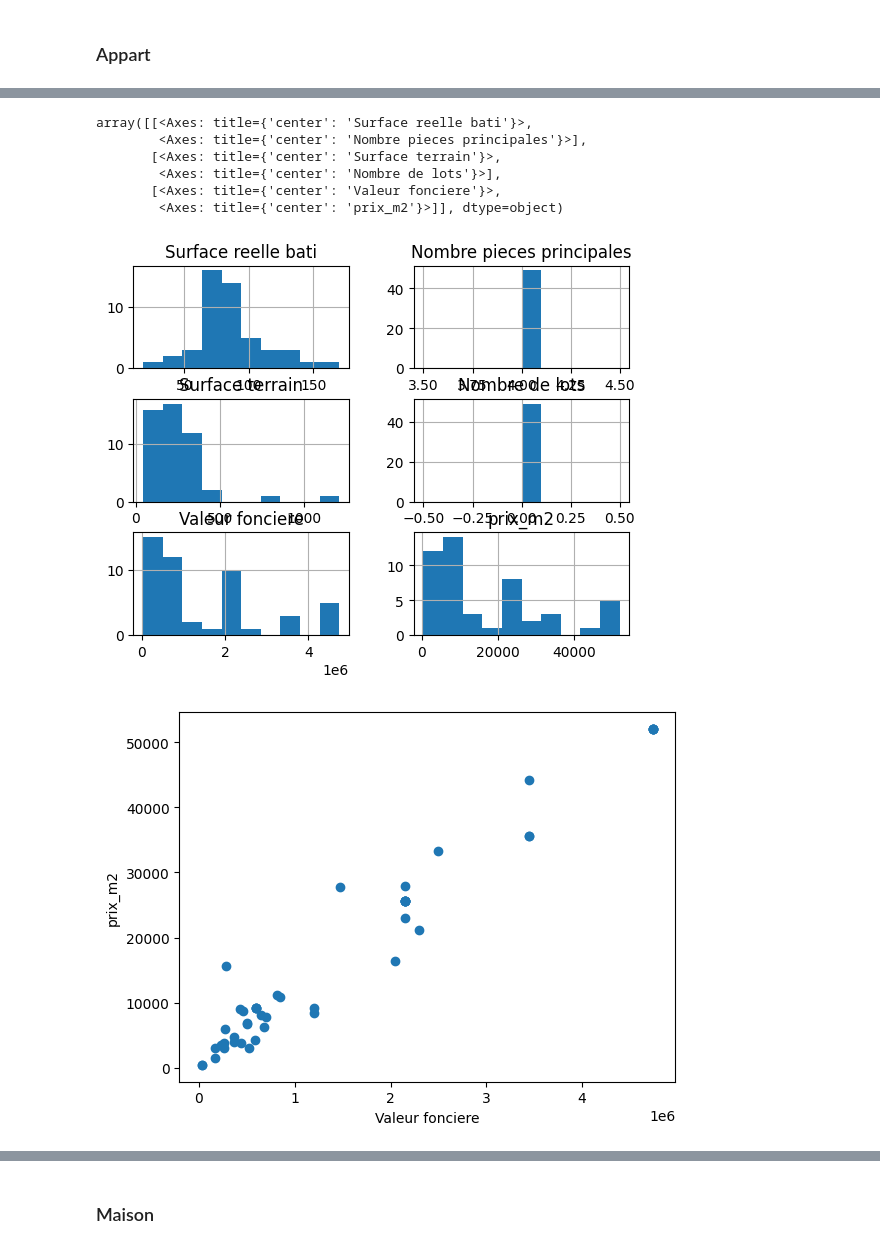
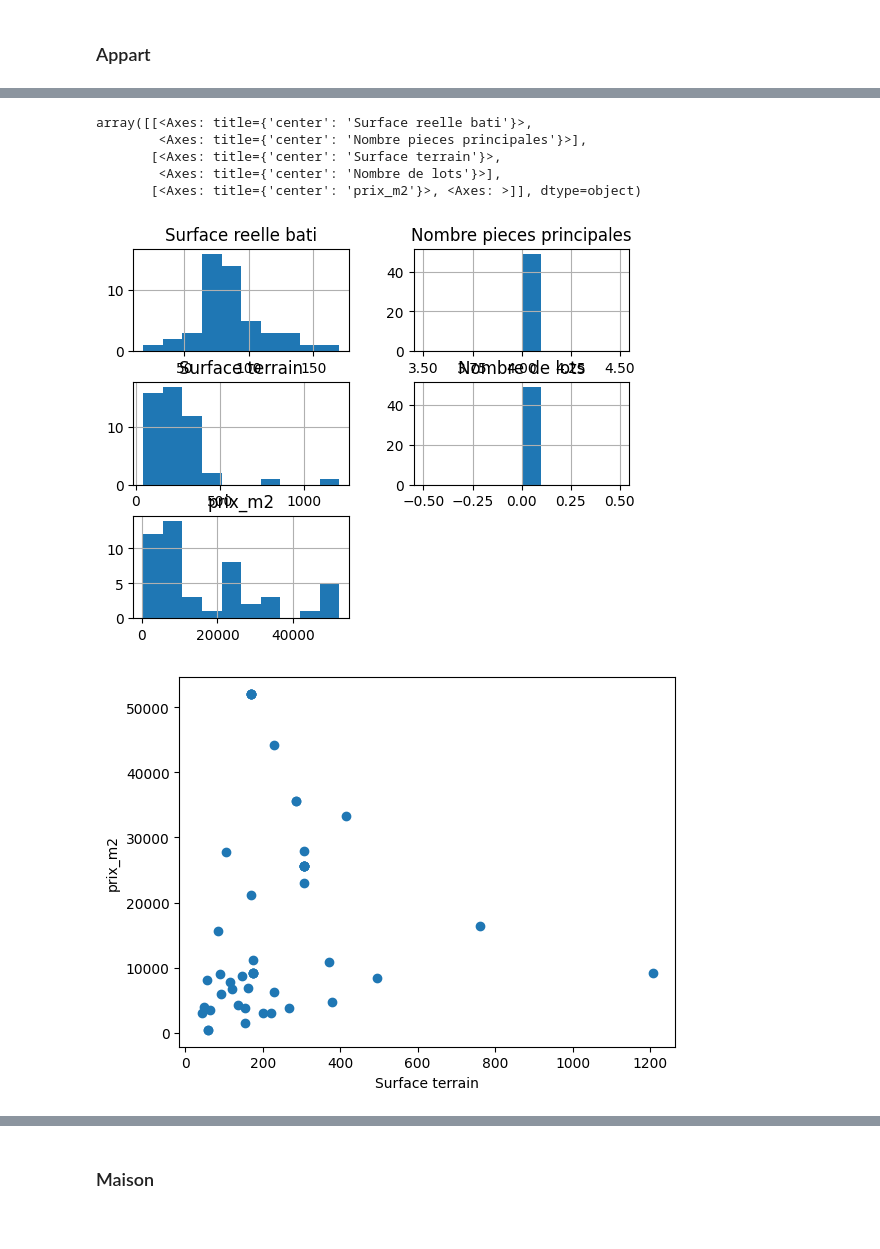
Before and after one commit to CSAADZIDI/Fast-api-ml-immo-project, a Jupyter notebook: notebooks/phase_1_lille.ipynb, the cells around one changed output, grey strips where cells are left out. Saved outputs shown, nothing was run; the diff lists cells and outputs as text; code cells hidden in the pictures.

```diff
--- a/notebooks/phase_1_lille.ipynb
+++ b/notebooks/phase_1_lille.ipynb
@@ -159,7 +148,7 @@ df_appart = df_lille_filtered[df_lille_filtered['Type local'] == 'Appartement']
 ## 4.
 # %%
 required_columns = ['Surface reelle bati', 'Nombre pieces principales',
-'Type local','Surface terrain','Nombre de lots','Valeur fonciere', 'prix_m2']
+'Type local','Surface terrain','Nombre de lots','prix_m2']
 # %%
 df_maison_ = df_maison[required_columns]
 # %%
@@ -313,13 +316,12 @@ array([[<Axes: title={'center': 'Surface reelle bati'}>,
         <Axes: title={'center': 'Nombre pieces principales'}>],
        [<Axes: title={'center': 'Surface terrain'}>,
         <Axes: title={'center': 'Nombre de lots'}>],
-       [<Axes: title={'center': 'Valeur fonciere'}>,
-        <Axes: title={'center': 'prix_m2'}>]], dtype=object)
+       [<Axes: title={'center': 'prix_m2'}>, <Axes: >]], dtype=object)
-[figure, old version]
+[figure, new version]
 # %%
-plt.scatter(df_appart_num_fea['Valeur fonciere'],df_appart_num_fea['prix_m2'])
-plt.xlabel('Valeur fonciere')
+plt.scatter(df_appart_num_fea['Surface terrain'],df_appart_num_fea['prix_m2'])
+plt.xlabel('Surface terrain')
 plt.ylabel('prix_m2')
 plt.show()
 # %% [output]
-[figure, old version]
+[figure, new version]
```
Also changed, not shown: parts of 50 cells of this notebook, 19 other files.
